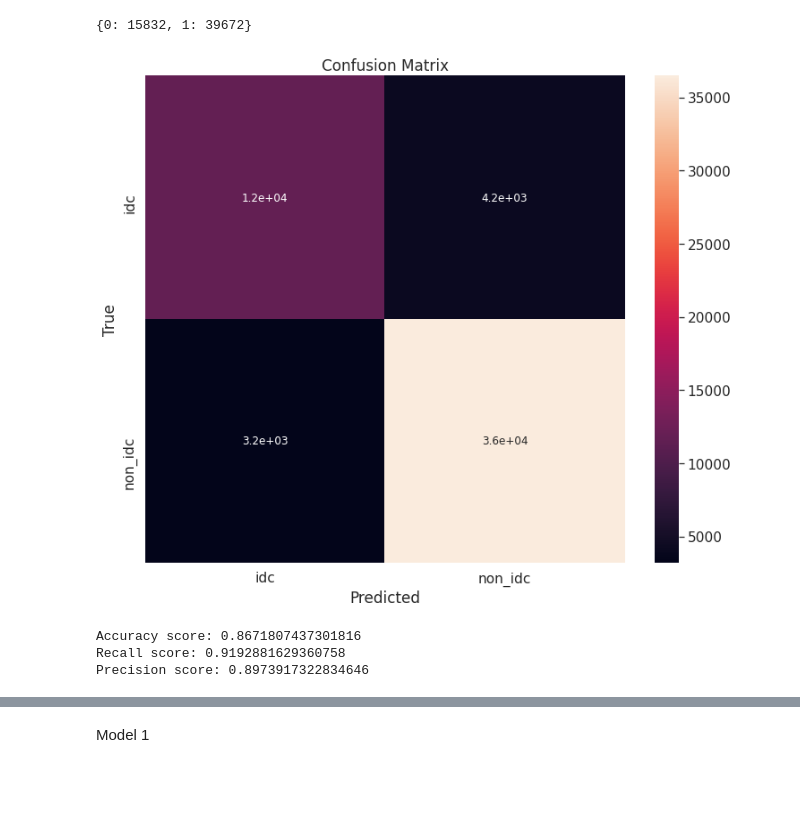
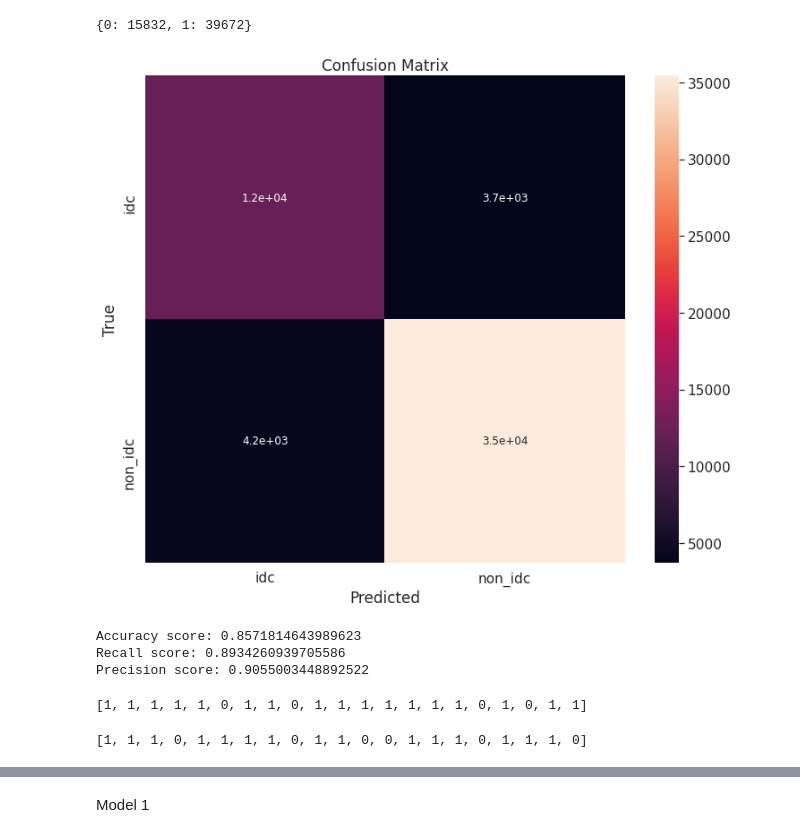
Before and after one commit to Shredder42/breast_cancer_histopathology, a Jupyter notebook: import_and_model.ipynb, the cells around one changed output, grey strips where cells are left out. Drawn from its saved outputs; the diff is of its cells as text; code cells hidden in the pictures; blank space fills up the shorter version.

```diff
--- a/import_and_model.ipynb
+++ b/import_and_model.ipynb
@@ -147,5 +147,5 @@ model.compile(
   loss='SparseCategoricalCrossentropy',
   metrics=['accuracy'])
 # %%
-main_model = model.fit(train_ds,validation_data=val_ds, epochs=12)
+main_model = model.fit(train_ds,validation_data=val_ds, epochs=15)
 # %% [output]
@@ -212,6 +212,8 @@ plotmodelhistory(main_model)
 # %%
 class_preds = []
 target = []
+image = []
 for images, labels in val_ds:
     class_preds.append(model.predict_classes(images))
     target.append(labels)
+    image.append(images)
@@ -277,21 +277,22 @@ dict(zip(unique, counts))
 {0: 15832, 1: 39672}
 # %%
 class_names = ['idc', 'non_idc']
+df_cm = pd.DataFrame(cm, range(2), range(2))
 plt.figure(figsize = (12,10))
 sns.set(font_scale=1.4)#for label size
 sns.heatmap(df_cm, annot=True,annot_kws={"size": 12}, xticklabels = class_names, yticklabels = class_names)
 plt.xlabel("Predicted")
 plt.ylabel("True")
 plt.title("Confusion Matrix")
 plt.show()
 # plt.savefig('img/conf_matrix2.png')
 # %% [output]
-[figure, old version]
+[figure, new version]
 # %%
 print('Accuracy score: {}'.format(accuracy_score(y_true=flat_target, y_pred=flat_class_preds)))
 print('Recall score: {}'.format(recall_score(y_true=flat_target, y_pred=flat_class_preds)))
 print('Precision score: {}'.format(precision_score(y_true=flat_target, y_pred=flat_class_preds)))
 # %% [output]
-Accuracy score: 0.8671807437301816
-Recall score: 0.9192881629360758
-Precision score: 0.8973917322834646
+Accuracy score: 0.8571814643989623
+Recall score: 0.8934260939705586
+Precision score: 0.9055003448892522
@@ -297,0 +325,8 @@ Precision score: 0.8973917322834646
+# %%
+flat_class_preds[:21]
+# %% [output]
+[1, 1, 1, 1, 1, 0, 1, 1, 0, 1, 1, 1, 1, 1, 1, 1, 0, 1, 0, 1, 1]
+# %%
+flat_target[:21]
+# %% [output]
+[1, 1, 1, 0, 1, 1, 1, 1, 0, 1, 1, 0, 0, 1, 1, 1, 0, 1, 1, 1, 0]
```
Also changed, not shown: parts of 14 cells of this notebook.
